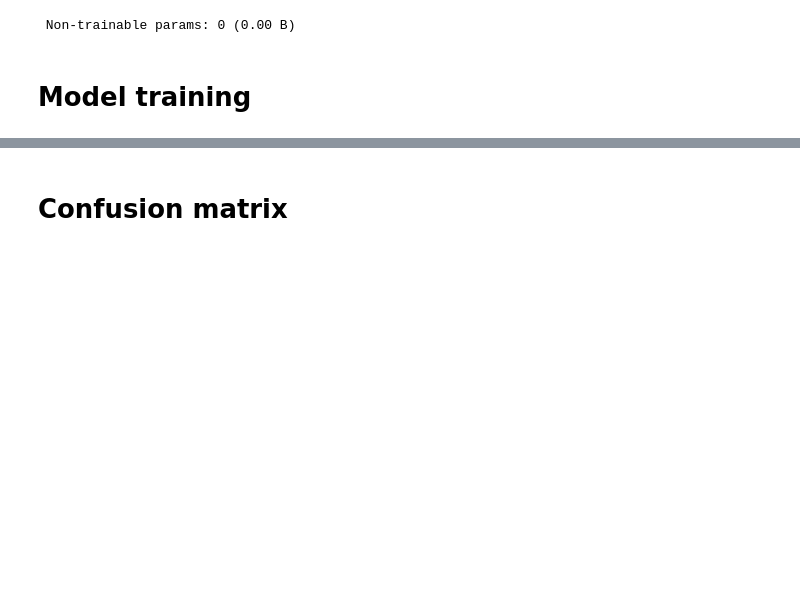
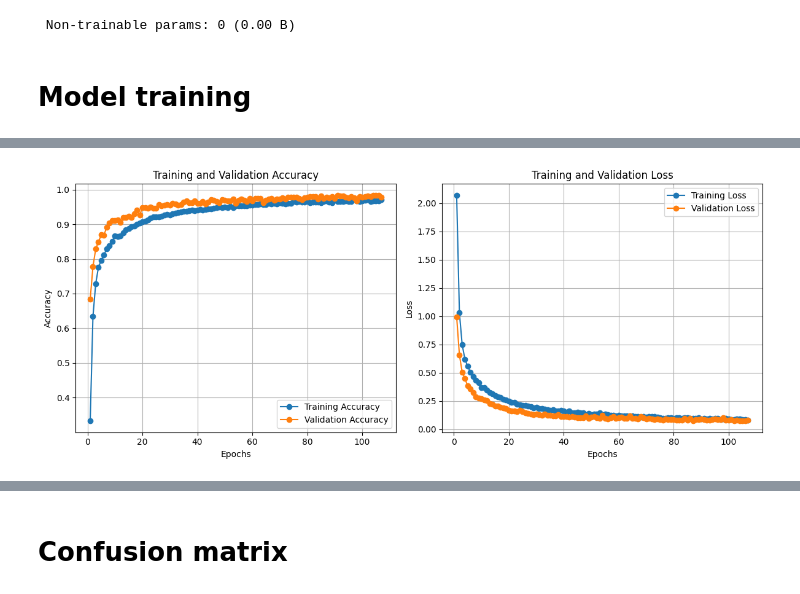
Before and after one commit to gebienha/MLFinal_Version2, a Jupyter notebook: keypoint_classification_EN.ipynb, the cells around one changed output, grey strips where cells are left out. Saved outputs shown, nothing was run; the diff lists cells and outputs as text; code cells hidden in the pictures; blank space fills up the shorter version.

Commit message:
oke ada plot

```diff
--- a/keypoint_classification_EN.ipynb
+++ b/keypoint_classification_EN.ipynb
@@ -26,6 +27,7 @@ X_dataset = np.loadtxt(dataset, delimiter=',', dtype='float32', usecols=list(ran
 y_dataset = np.loadtxt(dataset, delimiter=',', dtype='int32', usecols=(0))
 # %%
 X_train, X_test, y_train, y_test = train_test_split(X_dataset, y_dataset, train_size=0.75, random_state=RANDOM_SEED)
+X_train_split, X_val, y_train_split, y_val = train_test_split(X_train, y_train, test_size=0.2, random_state=RANDOM_SEED)
 # %% [markdown]
 # Model building
 # %%
@@ -143,12 +145,12 @@ model.compile(
 # %% [markdown]
 # Model training
 # %%
-model.fit(
-    X_train,
-    y_train,
+training = model.fit(
+    X_train_split,
+    y_train_split,
     epochs=1000,
     batch_size=64,
-    validation_data=(X_test, y_test),
+    validation_data=(X_val, y_val),
     callbacks=[cp_callback, es_callback]
 )
 # %% [output]
@@ -173,3 +174,41 @@ Epoch 124: early stopping
+# %%
+import matplotlib.pyplot as plt
+
+# Assuming `history` is the returned object from `model.fit`
+history_dict = training.history
+
+# Extracting metrics
+epochs = range(1, len(history_dict['accuracy']) + 1)
+train_accuracy = history_dict['accuracy']
+val_accuracy = history_dict['val_accuracy']
+train_loss = history_dict['loss']
+val_loss = history_dict['val_loss']
+
+# Plotting Accuracy
+plt.figure(figsize=(12, 5))
+plt.subplot(1, 2, 1)
+plt.plot(epochs, train_accuracy, label='Training Accuracy', marker='o')
+plt.plot(epochs, val_accuracy, label='Validation Accuracy', marker='o')
+plt.title('Training and Validation Accuracy')
+plt.xlabel('Epochs')
+plt.ylabel('Accuracy')
+plt.legend()
+plt.grid()
+
+# Plotting Loss
+plt.subplot(1, 2, 2)
+plt.plot(epochs, train_loss, label='Training Loss', marker='o')
+plt.plot(epochs, val_loss, label='Validation Loss', marker='o')
+plt.title('Training and Validation Loss')
+plt.xlabel('Epochs')
+plt.ylabel('Loss')
+plt.legend()
+plt.grid()
+
+plt.tight_layout()
+plt.show()
+# %% [output]
+[figure, added]
 # %%
 # Model evaluation
 val_loss, val_acc = model.evaluate(X_test, y_test, batch_size=128)
```
Also changed, not shown: parts of 10 cells of this notebook, 2 other files.
